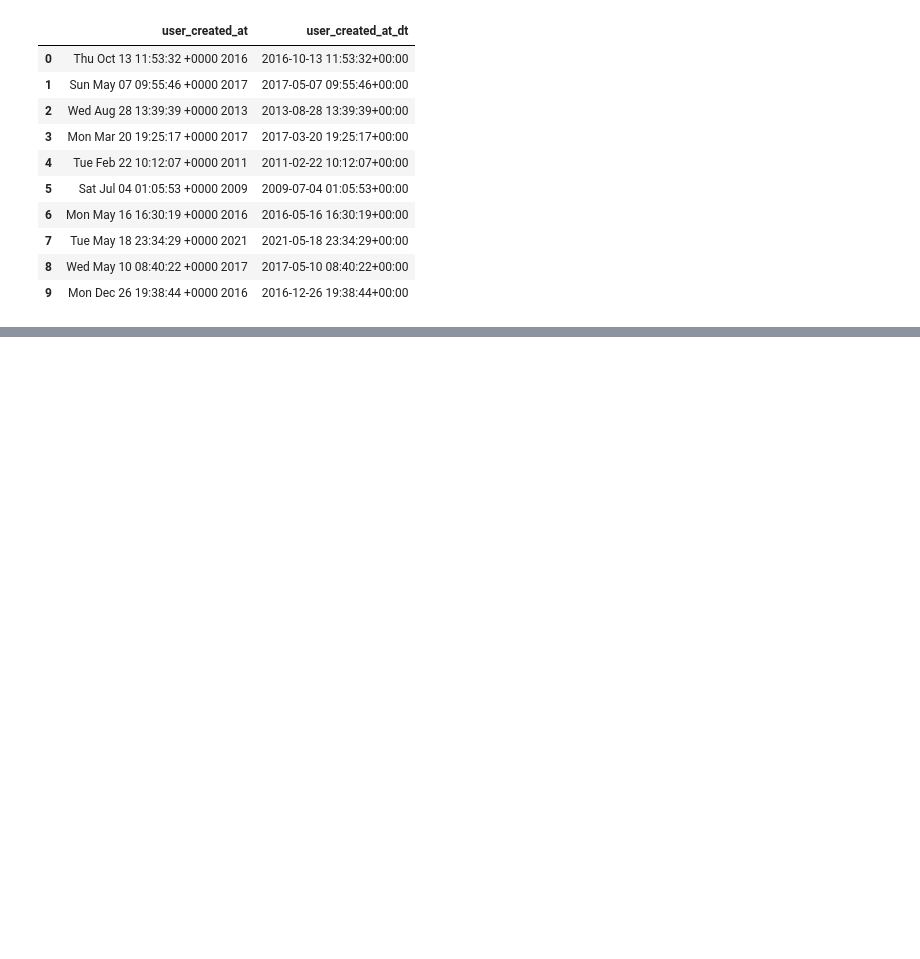
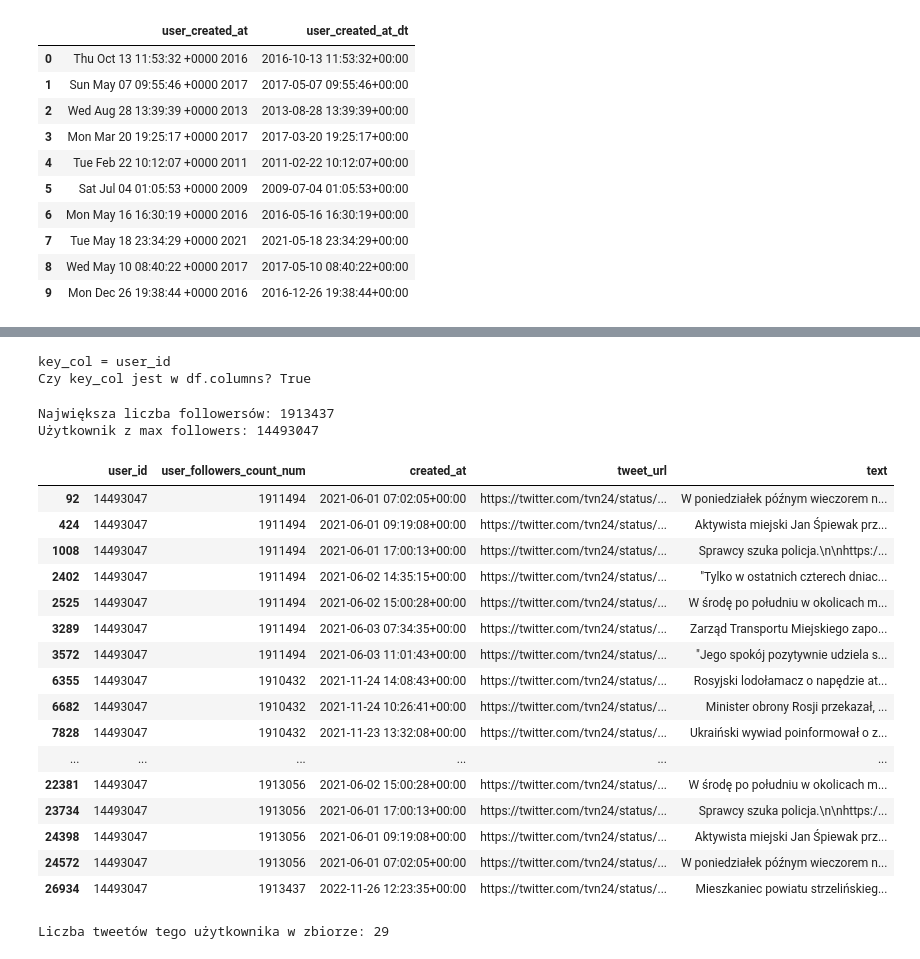
Before and after one commit to ludmilaqlawik/Projekt-zaliczeniowy-WSB, a Jupyter notebook: Projekt_zaliczeniowy_WSB.ipynb, the cells around one changed output, grey strips where cells are left out. Drawn from its saved outputs; the diff is of its cells as text; code cells hidden in the pictures; blank space fills up the shorter version.

```diff
--- a/Projekt_zaliczeniowy_WSB.ipynb
+++ b/Projekt_zaliczeniowy_WSB.ipynb
@@ -799,0 +815,17 @@ Liczba wierszy jest taka sama, więc podmienię kolumny.
+# %%
+# Wybieram kolumnę identyfikującą użytkowników wybranych najstarszych kont.
+
+possible_keys = [
+    "user_id", "userid", "author_id",
+    "user_screen_name", "screen_name", "username", "user_name", "name"
+]
+
+key_col = None
+for c in possible_keys:
+    if c in df.columns:
+        key_col = c
+        break
+
+print("Wybrana kolumna użytkownika:", key_col)
+print("Kolumny w df, które zawierają 'user' w nazwie:")
+print([c for c in df.columns if "user" in c.lower()])
@@ -799,0 +870,6 @@ Liczba wierszy jest taka sama, więc podmienię kolumny.
+# %%
+# Dla pewności konwertuję dane z kolumny user_followers_count na liczby
+df["user_followers_count_num"] = pd.to_numeric(df["user_followers_count"], errors="coerce")
+
+print("Braki po konwersji:", df["user_followers_count_num"].isna().sum(), "z", len(df))
+df[["user_followers_count", "user_followers_count_num"]].head(10)
@@ -799,0 +889,50 @@ Liczba wierszy jest taka sama, więc podmienię kolumny.
+# %%
+# pewniam się, że key_col jest ustawione i istnieje w df (z poprzedniego podpunktu)
+print("key_col =", key_col)
+print("Czy key_col jest w df.columns?", key_col in df.columns)
+# %% [output]
+key_col = user_id
+Czy key_col jest w df.columns? True
+# %%
+# Szukam użytkownika z największą liczbą followersów (maks per użytkownik)
+tmp = df.dropna(subset=["user_followers_count_num"])
+
+followers_by_user = tmp.groupby(key_col)["user_followers_count_num"].max()
+max_followers = followers_by_user.max()
+top_user = followers_by_user.idxmax()
+
+print("Największa liczba followersów:", int(max_followers))
+print("Użytkownik z max followers:", top_user)
+# %% [output]
+Największa liczba followersów: 1913437
+Użytkownik z max followers: 14493047
+# %%
+# Filtruję użytkowników po liczbie followersów o wyświetlam tweety użytkownika z największą liczbą followersów
+
+from IPython.display import display
+
+user_tweets = df[df[key_col] == top_user].copy()
+
+cols_to_show = [c for c in [key_col, "user_followers_count_num", "created_at", "tweet_url", "text"] if c in df.columns]
+display(user_tweets[cols_to_show].head(50))
+
+print("Liczba tweetów tego użytkownika w zbiorze:", len(user_tweets))
+# %% [output]
+|  | user_id | user_followers_count_num | created_at | tweet_url | text |
+| 92 | 14493047 | 1911494 | 2021-06-01 07:02:05+00:00 | https://twitter.com/tvn24/status/... | W poniedziałek późnym wieczorem n... |
+| 424 | 14493047 | 1911494 | 2021-06-01 09:19:08+00:00 | https://twitter.com/tvn24/status/... | Aktywista miejski Jan Śpiewak prz... |
+| 1008 | 14493047 | 1911494 | 2021-06-01 17:00:13+00:00 | https://twitter.com/tvn24/status/... | Sprawcy szuka policja.\n\nhttps:/... |
+| 2402 | 14493047 | 1911494 | 2021-06-02 14:35:15+00:00 | https://twitter.com/tvn24/status/... | "Tylko w ostatnich czterech dniac... |
+| 2525 | 14493047 | 1911494 | 2021-06-02 15:00:28+00:00 | https://twitter.com/tvn24/status/... | W środę po południu w okolicach m... |
+| 3289 | 14493047 | 1911494 | 2021-06-03 07:34:35+00:00 | https://twitter.com/tvn24/status/... | Zarząd Transportu Miejskiego zapo... |
+| 3572 | 14493047 | 1911494 | 2021-06-03 11:01:43+00:00 | https://twitter.com/tvn24/status/... | "Jego spokój pozytywnie udziela s... |
+| 6355 | 14493047 | 1910432 | 2021-11-24 14:08:43+00:00 | https://twitter.com/tvn24/status/... | Rosyjski lodołamacz o napędzie at... |
+| 6682 | 14493047 | 1910432 | 2021-11-24 10:26:41+00:00 | https://twitter.com/tvn24/status/... | Minister obrony Rosji przekazał, ... |
+| 7828 | 14493047 | 1910432 | 2021-11-23 13:32:08+00:00 | https://twitter.com/tvn24/status/... | Ukraiński wywiad poinformował o z... |
+| ... | ... | ... | ... | ... | ... |
+| 22381 | 14493047 | 1913056 | 2021-06-02 15:00:28+00:00 | https://twitter.com/tvn24/status/... | W środę po południu w okolicach m... |
+| 23734 | 14493047 | 1913056 | 2021-06-01 17:00:13+00:00 | https://twitter.com/tvn24/status/... | Sprawcy szuka policja.\n\nhttps:/... |
+| 24398 | 14493047 | 1913056 | 2021-06-01 09:19:08+00:00 | https://twitter.com/tvn24/status/... | Aktywista miejski Jan Śpiewak prz... |
+| 24572 | 14493047 | 1913056 | 2021-06-01 07:02:05+00:00 | https://twitter.com/tvn24/status/... | W poniedziałek późnym wieczorem n... |
+| 26934 | 14493047 | 1913437 | 2022-11-26 12:23:35+00:00 | https://twitter.com/tvn24/status/... | Mieszkaniec powiatu strzelińskieg... |
+Liczba tweetów tego użytkownika w zbiorze: 29
```
Also changed, not shown: parts of 11 cells of this notebook.
